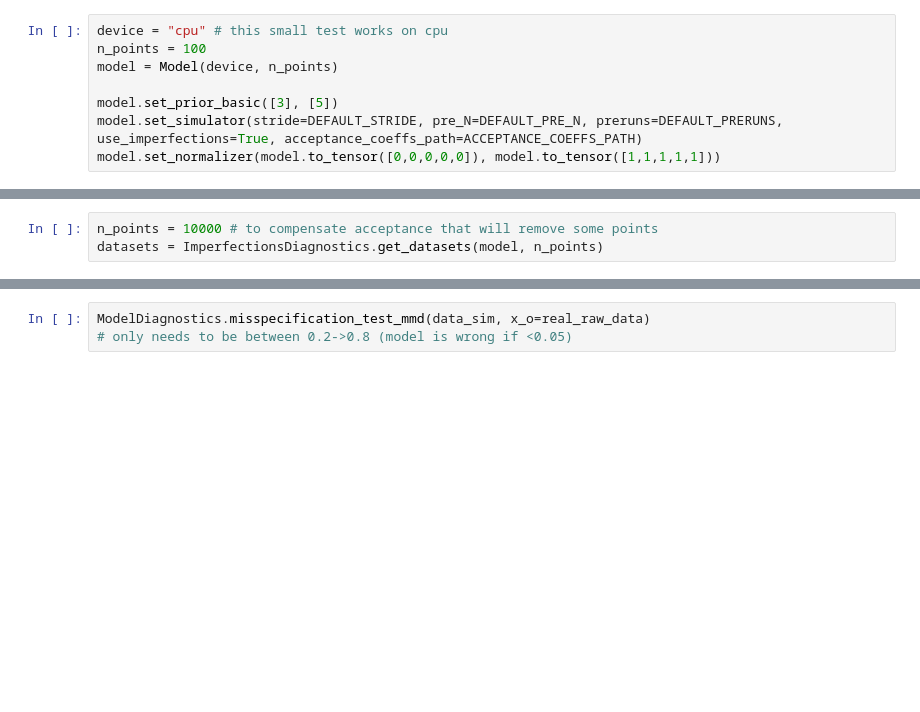
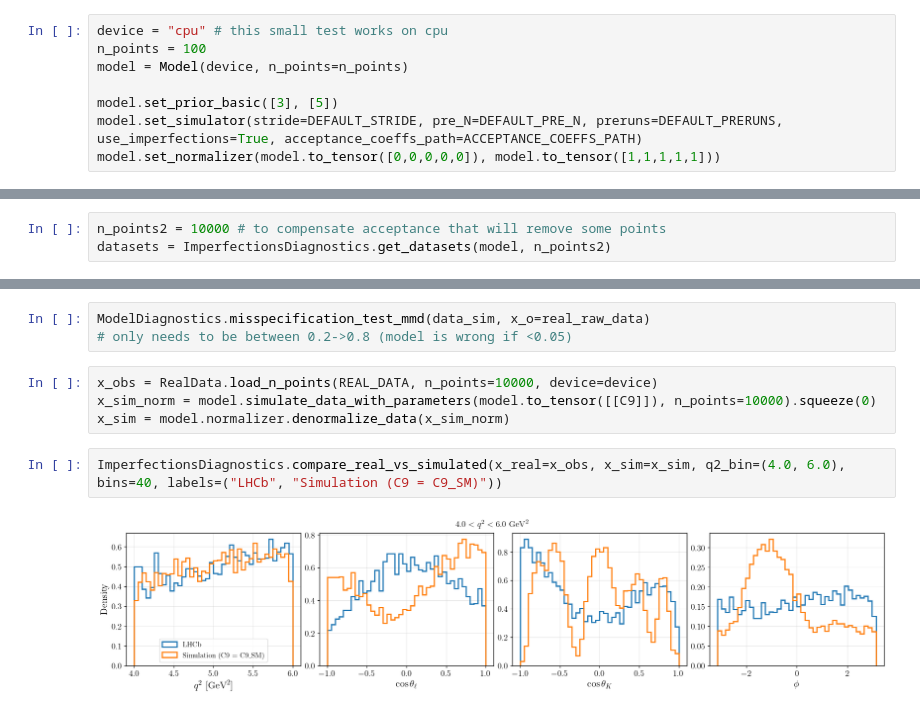
Before and after one commit to NilsCt/sbi-particle-physics, a Jupyter notebook: notebooks/imperfections_validator.ipynb, the cells around one changed output, grey strips where cells are left out. Saved outputs shown, nothing was run; the diff lists cells and outputs as text; blank space fills up the shorter version.

```diff
--- a/notebooks/imperfections_validator.ipynb
+++ b/notebooks/imperfections_validator.ipynb
@@ -9,7 +9,7 @@ import torch
 # %%
 device = "cpu" # this small test works on cpu
 n_points = 100
-model = Model(device, n_points)
+model = Model(device, n_points=n_points)
 
 model.set_prior_basic([3], [5])
 model.set_simulator(stride=DEFAULT_STRIDE, pre_N=DEFAULT_PRE_N, preruns=DEFAULT_PRERUNS, use_imperfections=True, acceptance_coeffs_path=ACCEPTANCE_COEFFS_PATH)
@@ -25,8 +25,8 @@ q2_range_limits = (1, 8)
 # %%
 #ImperfectionsDiagnostics.q2_distribution(data=raw_data, bins=25)
 # %%
-n_points = 10000 # to compensate acceptance that will remove some points
-datasets = ImperfectionsDiagnostics.get_datasets(model, n_points)
+n_points2 = 10000 # to compensate acceptance that will remove some points
+datasets = ImperfectionsDiagnostics.get_datasets(model, n_points2)
 # %%
 ImperfectionsDiagnostics.angular_distributions_compare(datasets, q2_bin=q2_range_limits, bins=25)
 # %%
@@ -61,3 +61,11 @@ ModelDiagnostics.misspecification_test(data_sim, x_o=real_raw_data)
 # %%
 ModelDiagnostics.misspecification_test_mmd(data_sim, x_o=real_raw_data)
 # only needs to be between 0.2->0.8 (model is wrong if <0.05)
+# %%
+x_obs = RealData.load_n_points(REAL_DATA, n_points=10000, device=device)
+x_sim_norm = model.simulate_data_with_parameters(model.to_tensor([[C9]]), n_points=10000).squeeze(0)
+x_sim = model.normalizer.denormalize_data(x_sim_norm)
+# %%
+ImperfectionsDiagnostics.compare_real_vs_simulated(x_real=x_obs, x_sim=x_sim, q2_bin=(4.0, 6.0), bins=40, labels=("LHCb", "Simulation (C9 = C9_SM)"))
+# %% [output]
+[figure, added]
```
Also changed, not shown: parts of 1 cell of this notebook, 5 other files.
